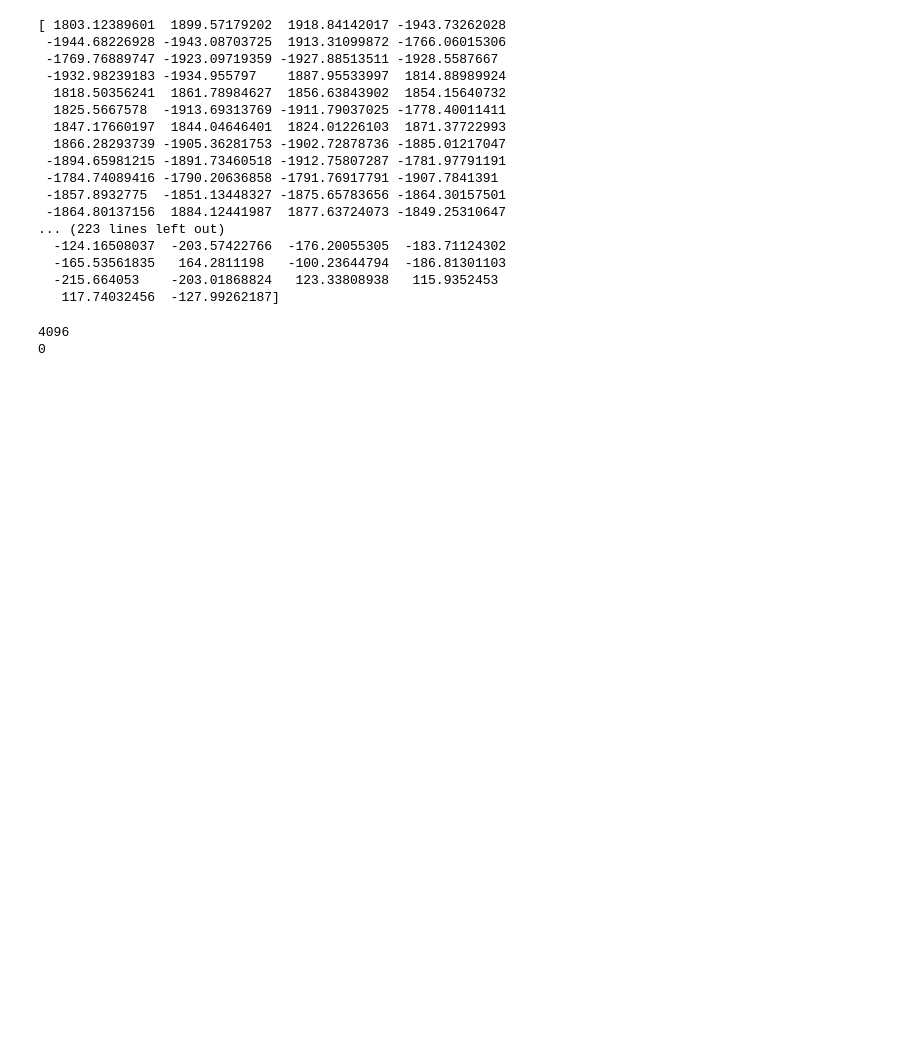
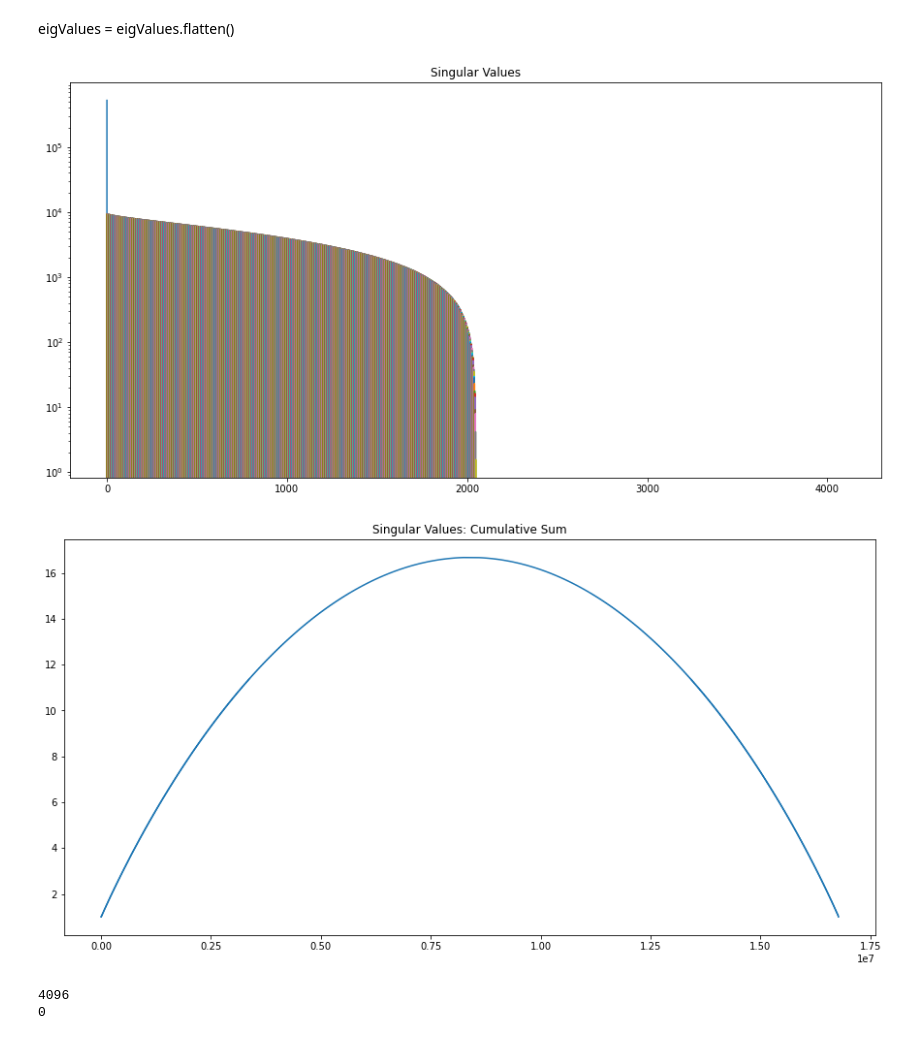
Before and after one commit to deshabhakt/Sem-II, a Jupyter notebook: MachineLearning/ML-Programs/Assignment-1/2-2-DualPCA-YaleFaceDatabase.ipynb, the cells around one changed output. Cells and saved outputs as stored; diff of their text form; code cells hidden in the pictures; blank space fills up the shorter version.

```diff
--- a/MachineLearning/ML-Programs/Assignment-1/2-2-DualPCA-YaleFaceDatabase.ipynb
+++ b/MachineLearning/ML-Programs/Assignment-1/2-2-DualPCA-YaleFaceDatabase.ipynb
@@ -14,32 +18,25 @@ X = np.array(data['fea'])[:150,:]
 XtX = X.T.dot(X)
 # %%
 eigValues, eigVectors = np.linalg.eig(XtX)
-# %%
-eigValues = eigValues.flatten()
-# %%
-print(eigValues[3046:4000])
-# %% [output]
-[ 1803.12389601  1899.57179202  1918.84142017 -1943.73262028
- -1944.68226928 -1943.08703725  1913.31099872 -1766.06015306
- -1769.76889747 -1923.09719359 -1927.88513511 -1928.5587667
- -1932.98239183 -1934.955797    1887.95533997  1814.88989924
-  1818.50356241  1861.78984627  1856.63843902  1854.15640732
-  1825.5667578  -1913.69313769 -1911.79037025 -1778.40011411
-  1847.17660197  1844.04646401  1824.01226103  1871.37722993
-  1866.28293739 -1905.36281753 -1902.72878736 -1885.01217047
- -1894.65981215 -1891.73460518 -1912.75807287 -1781.97791191
- -1784.74089416 -1790.20636858 -1791.76917791 -1907.7841391
- -1857.8932775  -1851.13448327 -1875.65783656 -1864.30157501
- -1864.80137156  1884.12441987  1877.63724073 -1849.25310647
-... (223 lines left out)
-  -124.16508037  -203.57422766  -176.20055305  -183.71124302
-  -165.53561835   164.2811198   -100.23644794  -186.81301103
-  -215.664053    -203.01868824   123.33808938   115.9352453
-   117.74032456  -127.99262187]
+# %% [markdown]
+eigValues = eigValues.flatten()
 # %%
 idx = eigValues.argsort()[::-1]
 eigValues = eigValues[idx]
 eigVectors = eigVectors[:,idx]
+# %%
+plt.figure(1)
+plt.semilogy(np.diag(eigValues))
+plt.title('Singular Values')
+plt.show()
+
+plt.figure(2)
+plt.plot(np.cumsum(np.diag(eigValues))/np.sum(np.diag(eigValues)))
+plt.title('Singular Values: Cumulative Sum')
+plt.show()
+# %% [output]
+[figure, added]
+[figure, added]
 # %%
 r = 0
 count = 0
```
Also changed, not shown: parts of 17 cells of this notebook, 2 other files.
